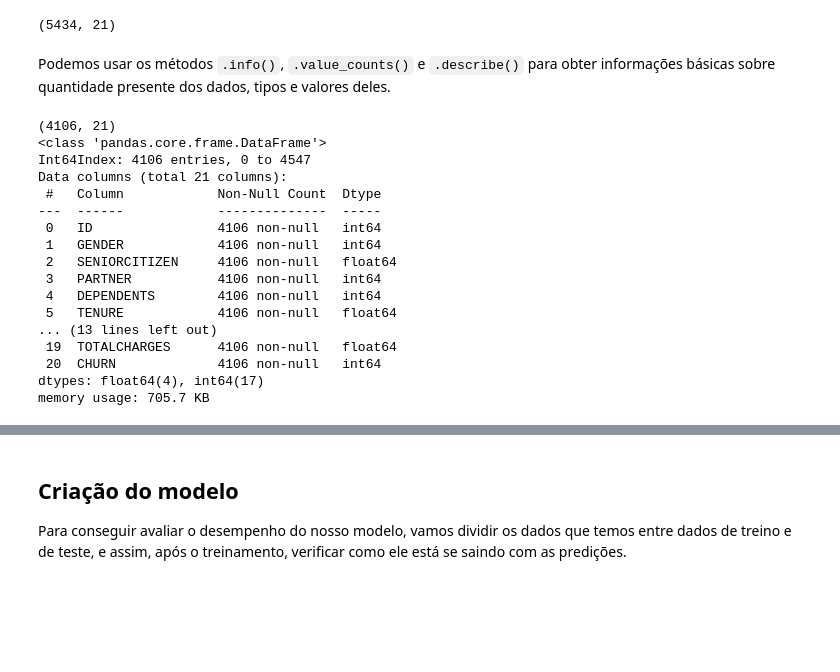
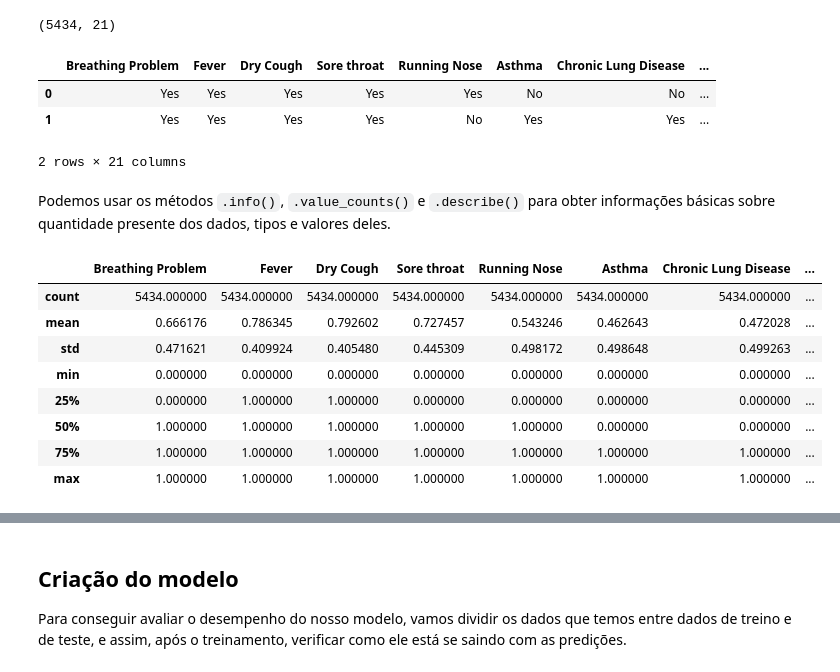
Before and after one commit to Cd4sh/project-pos-ai, a Jupyter notebook: notebook.ipynb, the cells around one changed output, grey strips where cells are left out. Cells and saved outputs as stored; diff of their text form; code cells hidden in the pictures; blank space fills up the shorter version.

```diff
--- a/notebook.ipynb
+++ b/notebook.ipynb
@@ -30,30 +29,29 @@ df.shape
 #Verificações de suposição do(s) modelo(s) de Aprendizado de
 #Máquina
 #Preparação de dados para o(s) modelo(s)
+# %%
+df.head(2)
+# %% [output]
+|  | Breathing Problem | Fever | Dry Cough | Sore throat | Running Nose | Asthma | Chronic Lung Disease | ... |
+| 0 | Yes | Yes | Yes | Yes | Yes | No | No | ... |
+| 1 | Yes | Yes | Yes | Yes | No | Yes | Yes | ... |
+2 rows × 21 columns
 # %% [markdown]
 Podemos usar os métodos `.info()`, `.value_counts()` e `.describe()` para obter informações básicas sobre quantidade presente dos dados, tipos e valores deles.
 # %%
 df = tratamento(df);
-print(df.shape);
-df.info()
-# %% [output]
-(4106, 21)
-<class 'pandas.core.frame.DataFrame'>
-Int64Index: 4106 entries, 0 to 4547
-Data columns (total 21 columns):
- #   Column            Non-Null Count  Dtype
----  ------            --------------  -----
- 0   ID                4106 non-null   int64
- 1   GENDER            4106 non-null   int64
- 2   SENIORCITIZEN     4106 non-null   float64
- 3   PARTNER           4106 non-null   int64
- 4   DEPENDENTS        4106 non-null   int64
- 5   TENURE            4106 non-null   float64
-... (13 lines left out)
- 19  TOTALCHARGES      4106 non-null   float64
- 20  CHURN             4106 non-null   int64
-dtypes: float64(4), int64(17)
-memory usage: 705.7 KB
+# %%
+df.describe()
+# %% [output]
+|  | Breathing Problem | Fever | Dry Cough | Sore throat | Running Nose | Asthma | Chronic Lung Disease | ... |
+| count | 5434.000000 | 5434.000000 | 5434.000000 | 5434.000000 | 5434.000000 | 5434.000000 | 5434.000000 | ... |
+| mean | 0.666176 | 0.786345 | 0.792602 | 0.727457 | 0.543246 | 0.462643 | 0.472028 | ... |
+| std | 0.471621 | 0.409924 | 0.405480 | 0.445309 | 0.498172 | 0.498648 | 0.499263 | ... |
+| min | 0.000000 | 0.000000 | 0.000000 | 0.000000 | 0.000000 | 0.000000 | 0.000000 | ... |
+| 25% | 0.000000 | 1.000000 | 1.000000 | 0.000000 | 0.000000 | 0.000000 | 0.000000 | ... |
+| 50% | 1.000000 | 1.000000 | 1.000000 | 1.000000 | 1.000000 | 0.000000 | 0.000000 | ... |
+| 75% | 1.000000 | 1.000000 | 1.000000 | 1.000000 | 1.000000 | 1.000000 | 1.000000 | ... |
+| max | 1.000000 | 1.000000 | 1.000000 | 1.000000 | 1.000000 | 1.000000 | 1.000000 | ... |
 # %%
 #Observa-se que o dataset está desbalanceado
 
```
Also changed, not shown: parts of 9 cells of this notebook, 1 other file.
